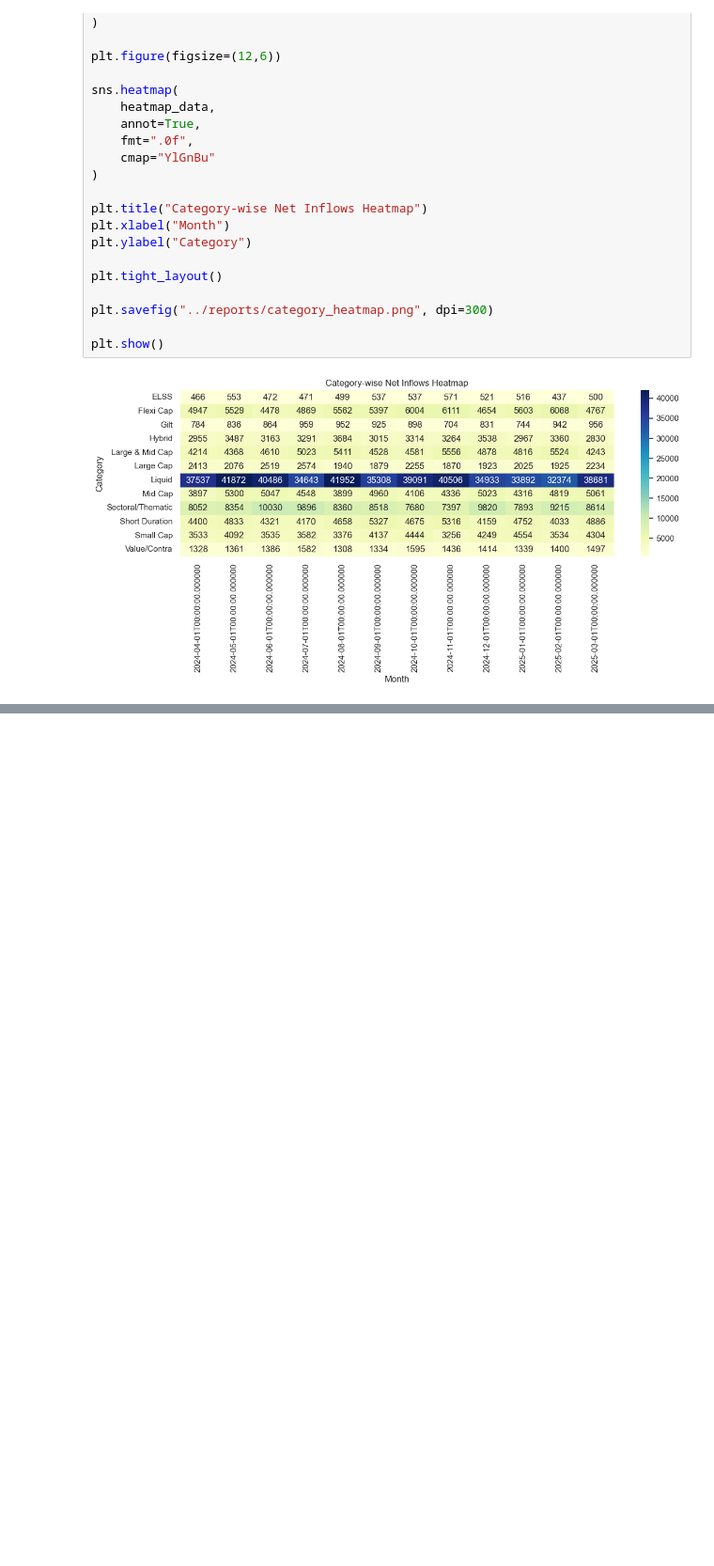
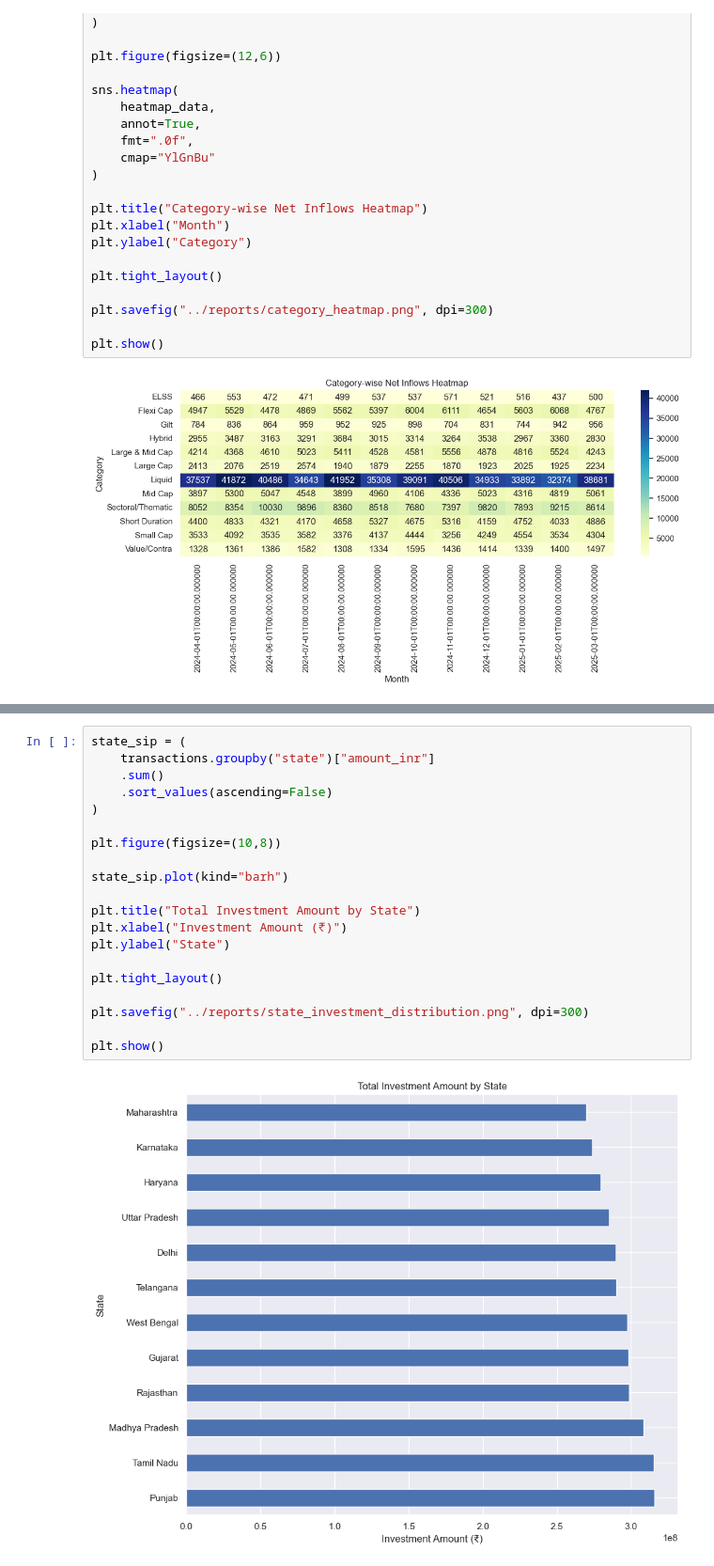
Before and after one commit to anilvelma/mutual-fund-analytics, a Jupyter notebook: notebooks/EDA_Analysis.ipynb, the cells around one changed output, grey strips where cells are left out. Shown at 94% size. Drawn from its saved outputs; the diff is of its cells as text; blank space fills up the shorter version.

```diff
--- a/notebooks/EDA_Analysis.ipynb
+++ b/notebooks/EDA_Analysis.ipynb
@@ -264,0 +364,22 @@ plt.show()
+# %%
+state_sip = (
+    transactions.groupby("state")["amount_inr"]
+    .sum()
+    .sort_values(ascending=False)
+)
+
+plt.figure(figsize=(10,8))
+
+state_sip.plot(kind="barh")
+
+plt.title("Total Investment Amount by State")
+plt.xlabel("Investment Amount (₹)")
+plt.ylabel("State")
+
+plt.tight_layout()
+
+plt.savefig("../reports/state_investment_distribution.png", dpi=300)
+
+plt.show()
+# %% [output]
+[figure, added]
```
Also changed, not shown: parts of 30 cells of this notebook, 5 other files.
